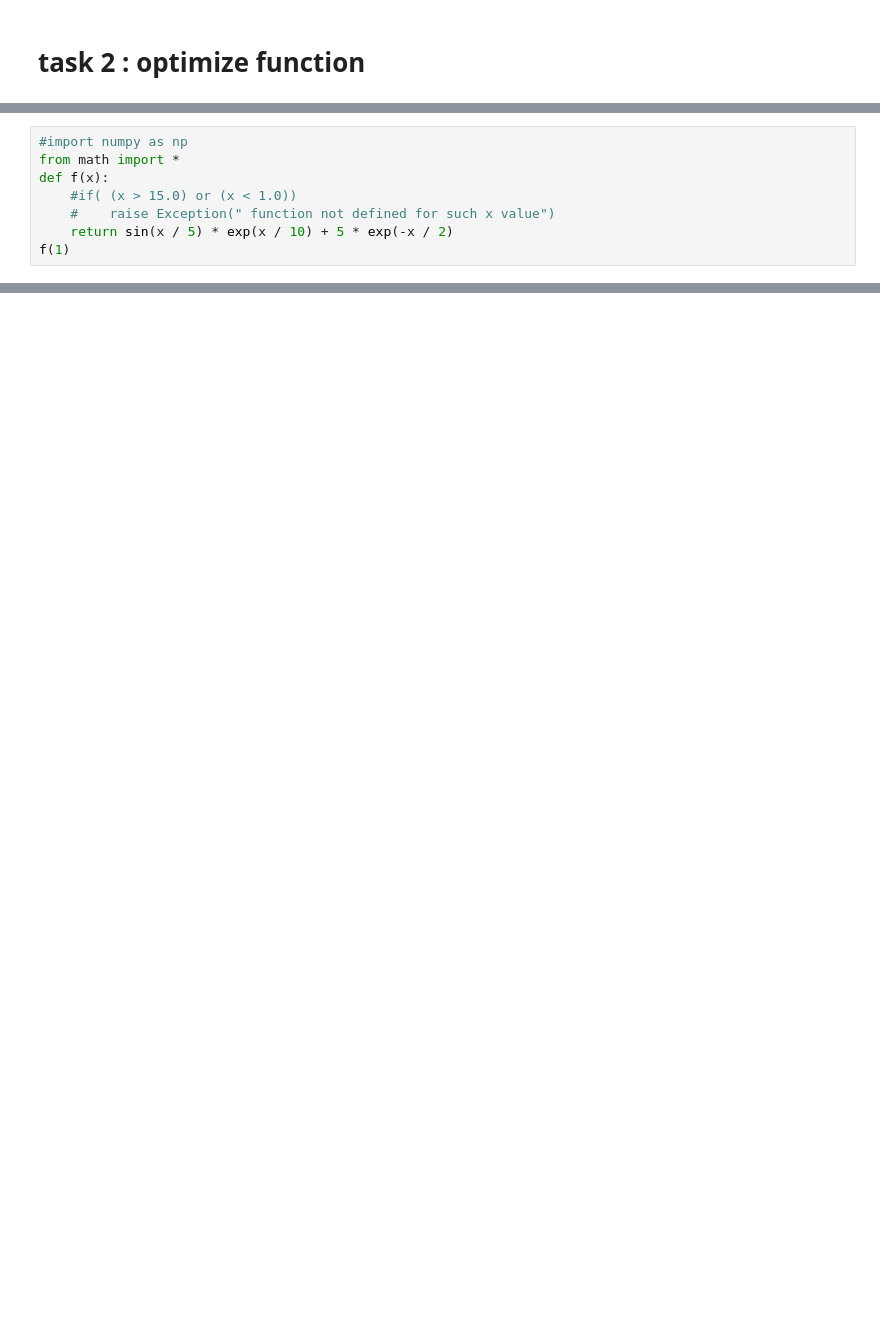
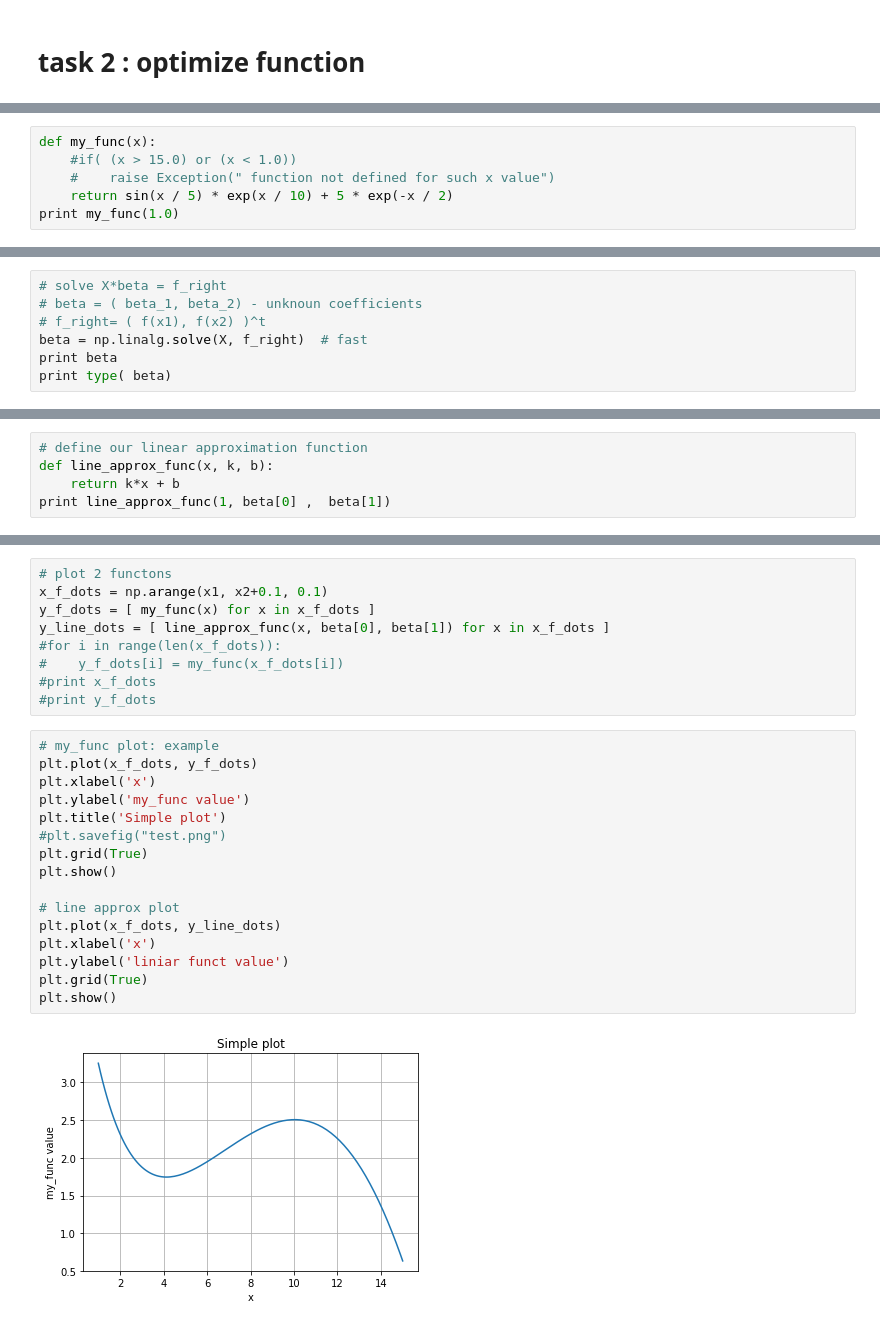
Before and after one commit to kirrlix1994/specialization_yandex_and_mipt, a Jupyter notebook: 1-mathematics-and-python/assignment_2/hw1_w2_c1.ipynb, the cells around one changed output, grey strips where cells are left out. Cells and saved outputs as stored; diff of their text form; blank space fills up the shorter version.

Commit message:
first task done: sentence and func approximation, need correction

```diff
--- a/1-mathematics-and-python/assignment_2/hw1_w2_c1.ipynb
+++ b/1-mathematics-and-python/assignment_2/hw1_w2_c1.ipynb
@@ -187,9 +237,7 @@ set(['osx', 'selection', 'they', 'just', 'developed', 'over', 'vermin', 'domesti
 # %%
-#import numpy as np
-from math import *
-def f(x):
+def my_func(x):
     #if( (x > 15.0) or (x < 1.0))
     #    raise Exception(" function not defined for such x value")
     return sin(x / 5) * exp(x / 10) + 5 * exp(-x / 2)
-f(1)
+print my_func(1.0)
 # %% [output]
@@ -205,0 +262,7 @@ IndexError: list assignment index out of range
+# %%
+# solve X*beta = f_right
+# beta = ( beta_1, beta_2) - unknoun coefficients
+# f_right= ( f(x1), f(x2) )^t
+beta = np.linalg.solve(X, f_right)  # fast
+print beta
+print type( beta)
@@ -205,0 +280,5 @@ IndexError: list assignment index out of range
+# %%
+# define our linear approximation function
+def line_approx_func(x, k, b):
+    return k*x + b
+print line_approx_func(1, beta[0] ,  beta[1])
@@ -205,0 +301,27 @@ IndexError: list assignment index out of range
+# %%
+# plot 2 functons
+x_f_dots = np.arange(x1, x2+0.1, 0.1)
+y_f_dots = [ my_func(x) for x in x_f_dots ]
+y_line_dots = [ line_approx_func(x, beta[0], beta[1]) for x in x_f_dots ]
+#for i in range(len(x_f_dots)):
+#    y_f_dots[i] = my_func(x_f_dots[i])
+#print x_f_dots
+#print y_f_dots
+# %%
+# my_func plot: example
+plt.plot(x_f_dots, y_f_dots)
+plt.xlabel('x')
+plt.ylabel('my_func value')
+plt.title('Simple plot')
+#plt.savefig("test.png")
+plt.grid(True)
+plt.show()
+
+# line approx plot
+plt.plot(x_f_dots, y_line_dots)
+plt.xlabel('x')
+plt.ylabel('liniar funct value')
+plt.grid(True)
+plt.show()
+# %% [output]
+[figure, added]
```
Also changed, not shown: parts of 32 cells of this notebook, 2 other files.
